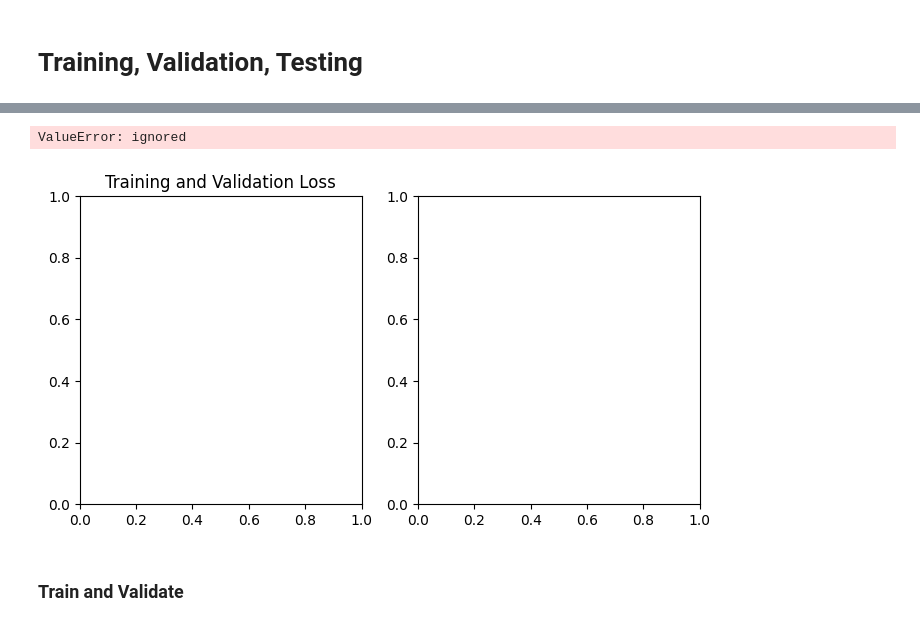
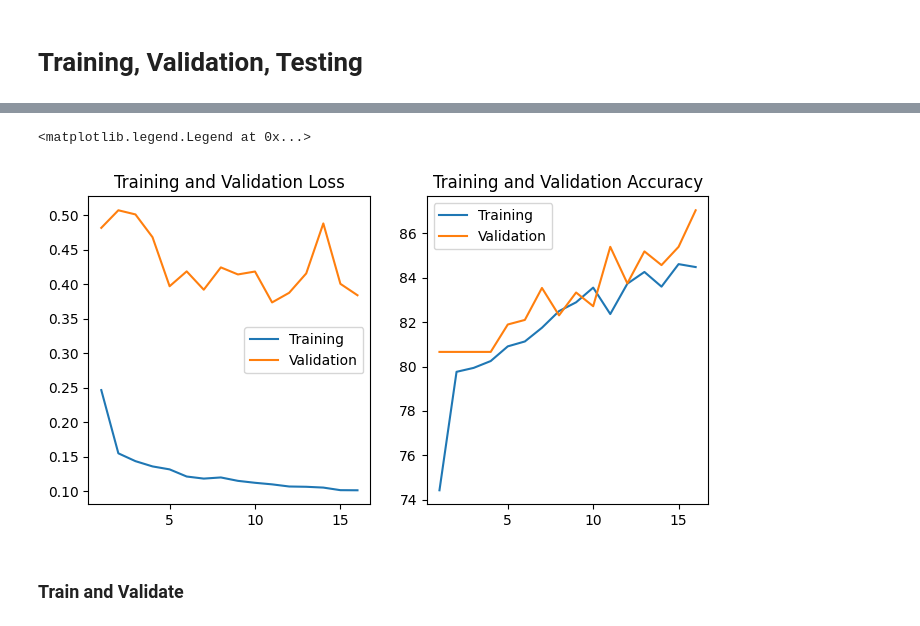
Before and after one commit to travislatchman/HeartSoundClassifier_CNN, a Jupyter notebook: HeartSoundClassifier_CNN_1D.ipynb, the cells around one changed output, grey strips where cells are left out. Cells and saved outputs as stored; diff of their text form; code cells hidden in the pictures.

Commit message:
Updating with the final submission of HeartSoundClassifier_CNN_1D.ipynb

```diff
--- a/HeartSoundClassifier_CNN_1D.ipynb
+++ b/HeartSoundClassifier_CNN_1D.ipynb
@@ -289,7 +214,7 @@ def write_prepped_audio(label_dir, file_name, audio_sample_len, target_sample_ra
   if not os.path.exists(os.path.join(label_dir, "prepped_audio")):
     os.makedirs(os.path.join(label_dir, "prepped_audio"))
   new_file_path = os.path.join(label_dir, "prepped_audio", file_name)
-  if os.path.exists(new_file_path): return new_file_path, None
+  if os.path.exists(new_file_path): return new_file_path, load_audio_file(new_file_path, target_sample_rate)[0]
 
   audio_data, sample_rate = load_audio_file(os.path.join(label_dir, file_name), target_sample_rate)
 
@@ -353,13 +274,10 @@ train_loader, val_loader, test_loader = create_dataloaders(data_array, encoded_l
 # %%
 # Initialize the model, loss function, and optimizer
-input_size = len(train_loader.dataset[0][0])
-num_classes = len(np.unique(encoded_labels))
-model = HeartSoundClassifier()
-criterion = nn.BCEWithLogitsLoss(reduction='none')
-learning_rate = 0.01
-optimizer = torch.optim.Adam(model.parameters(), learning_rate)
+model_phys1 = HeartSoundClassifier2()
+criterion_BCE = nn.BCEWithLogitsLoss(reduction='none')
+optimizer_phys1 = torch.optim.Adam(model_phys1.parameters(), lr=0.0007, weight_decay=1e-5)
 
-summary(model.cuda(), input_size=(9000,))
+summary(model_phys1.cuda(), input_size=(9000,))
 # %% [output]
 ----------------------------------------------------------------
         Layer (type)               Output Shape         Param #
@@ -383,5 +299 @@ Estimated Total Size (MB): 2.03
-# %%
-# Adjust this parameter for L1/L2 regularization
-weight_decay = 1e-5
-optimizer = torch.optim.Adam(model.parameters(), lr=learning_rate, weight_decay=weight_decay)
 # %% [markdown]
@@ -392,7 +304,7 @@ patience = 5
 min_delta = 0.01
 num_epochs = 100
 
-def train_model(model, train_loader, val_loader, optimizer, num_epochs=10, classifier_threshold=0.5, patience=5, min_delta=0.001):
+def train_model(model, train_loader, val_loader, optimizer, criterion, num_epochs=10, classifier_threshold=0.5, patience=5, min_delta=0.001):
   train_losses = []
   val_losses = []
   train_accs = []
@@ -402,7 +314,7 @@ def train_model(model, train_loader, val_loader, optimizer, num_epochs=10, class
   model.to(device)
 
   # Initialize variables to track best validation loss and epochs without improvement
-  best_val_loss = 0
+  best_val_loss = float('inf')
   epochs_without_improvement = 0
 
   for epoch in range(num_epochs):
@@ -452,20 +364,20 @@ def train_model(model, train_loader, val_loader, optimizer, num_epochs=10, class
 
     print(f'Epoch [{epoch+1}/{num_epochs}], Training Loss: {train_loss:.4f}, Training Accuracy: {train_acc:.2f}%, Validation Loss: {val_loss:.4f}, Validation Accuracy: {val_acc:.2f}%')
 
-    # Early stopping logic
-    if abs(val_loss - best_val_loss) > min_delta:
+    if val_loss < best_val_loss:
       best_val_loss = val_loss
       epochs_without_improvement = 0
-    else:
+
+    # Early stopping logic
+    elif (val_loss - best_val_loss) > min_delta:
       epochs_without_improvement += 1
-
-    if epochs_without_improvement >= patience:
-      print(f'Early stopping triggered after {epoch+1} epochs')
-      torch.save(model.state_dict(),'/content/drive/MyDrive/MLMA Group/physionet_model.pt')
-      return train_losses, train_accs, val_losses, val_accs
-    torch.save(model.state_dict(),'/content/drive/MyDrive/MLMA Group/physionet_model.pt')
+      if epochs_without_improvement >= patience:
+        print(f'Early stopping triggered after {epoch+1} epochs')
+        torch.save(model.state_dict(),'/content/drive/MyDrive/MLMA Group/physionet_model2.pt')
+        return train_losses, train_accs, val_losses, val_accs
+    torch.save(model.state_dict(),'/content/drive/MyDrive/MLMA Group/physionet_model2.pt')
 
   return train_losses, train_accs, val_losses, val_accs
 
-train_losses, train_accs, val_losses, val_accs = train_model(model, train_loader, val_loader, optimizer, num_epochs, patience=patience, min_delta=min_delta)
+train_losses, train_accs, val_losses, val_accs = train_model(model_phys1, train_loader, val_loader, optimizer_phys1, criterion_BCE, num_epochs, patience=patience, min_delta=min_delta)
 # %% [output]
@@ -489,16 +401,16 @@ Early stopping triggered after 99 epochs
 # %%
 fig, ax = plt.subplots(1,2, figsize=(8,4))
-x = range(1,len(train_losses))
+x = range(1,len(train_losses)+1)
 ax[0].set_title('Training and Validation Loss')
 ax[0].plot(x, train_losses, label='Training')
 ax[0].plot(x, val_losses, label='Validation')
 ax[0].legend()
 ax[1].set_title('Training and Validation Accuracy')
 ax[1].plot(x, train_accs, label='Training')
 ax[1].plot(x, val_accs, label='Validation')
 ax[1].legend()
 # %% [output]
-ValueError: ignored
+<matplotlib.legend.Legend at 0x...>
-[figure, old version]
+[figure, new version]
 # %% [markdown]
 ### Train and Validate
```
Also changed, not shown: parts of 36 cells of this notebook.
